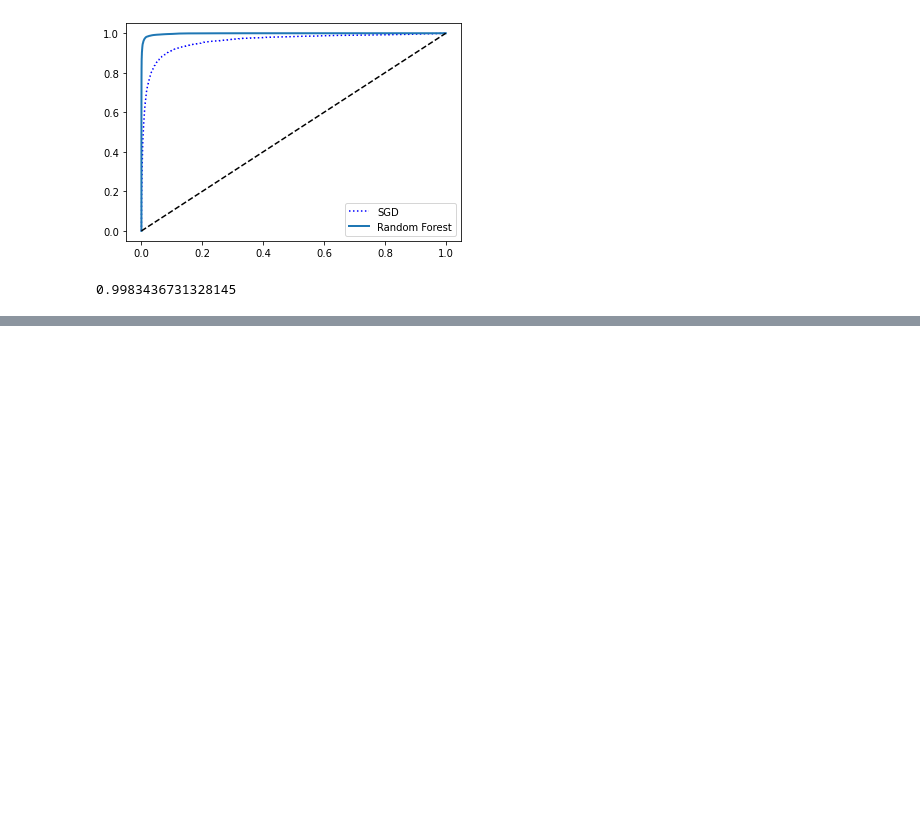
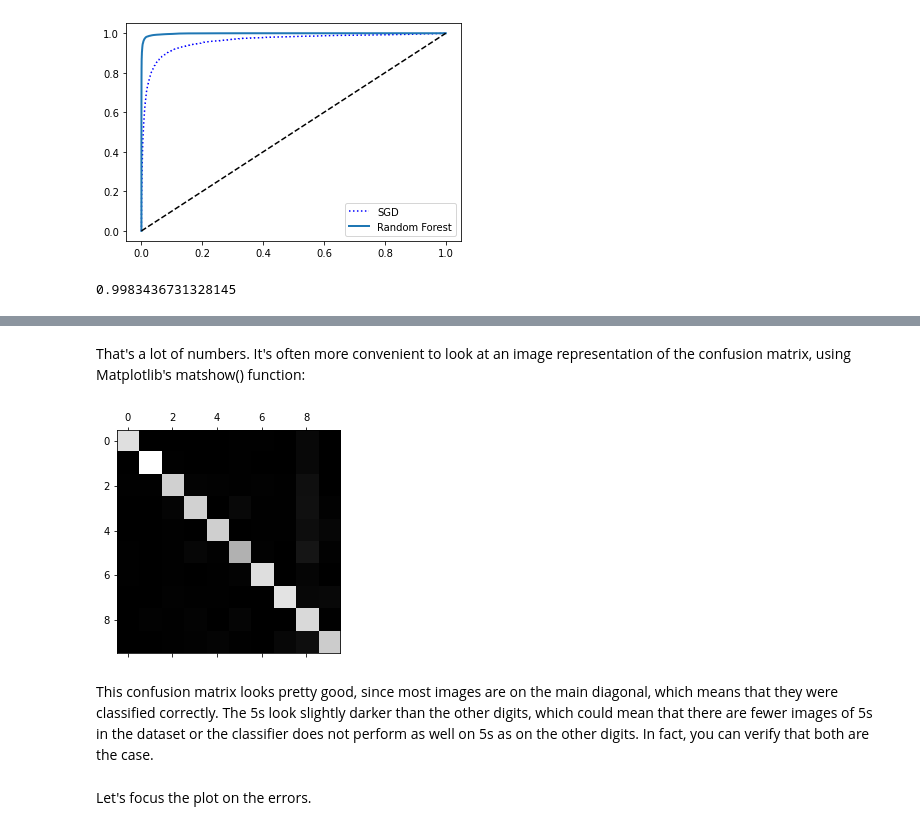
Before and after one commit to cristianpachon/hands-on-ml, a Jupyter notebook: code/02_classification/01_MNIST.ipynb, the cells around one changed output, grey strips where cells are left out. Cells and saved outputs as stored; diff of their text form; code cells hidden in the pictures; blank space fills up the shorter version.

```diff
--- a/code/02_classification/01_MNIST.ipynb
+++ b/code/02_classification/01_MNIST.ipynb
@@ -233,0 +271,3 @@ roc_auc_score(y_train_5, y_scores_forest)
+# %%
+ovr_clf = OneVsRestClassifier(SVC())
+ovr_clf.fit(X_train, y_train)
@@ -233,0 +290,8 @@ roc_auc_score(y_train_5, y_scores_forest)
+# %%
+scaler = StandardScaler()
+X_train_scaled = scaler.fit_transform(X_train.astype(np.float64))
+# %%
+y_train_pred = cross_val_predict(sgd_clf, X_train_scaled, y_train, cv=3)
+# %%
+conf_mx = confusion_matrix(y_train, y_train_pred)
+conf_mx
@@ -233,0 +309,11 @@ roc_auc_score(y_train_5, y_scores_forest)
+# %% [markdown]
+That's a lot of numbers. It's often more convenient to look at an image representation of the confusion matrix, using Matplotlib's matshow() function:
+# %%
+plt.matshow(conf_mx, cmap=plt.cm.gray)
+plt.show()
+# %% [output]
+[figure, added]
+# %% [markdown]
+This confusion matrix looks pretty good, since most images are on the main diagonal, which means that they were classified correctly. The 5s look slightly darker than the other digits, which could mean that there are fewer images of 5s in the dataset or the classifier does not perform as well on 5s as on the other digits. In fact, you can verify that both are the case.
+# %% [markdown]
+Let's focus the plot on the errors.
```
Also changed, not shown: parts of 21 cells of this notebook.
